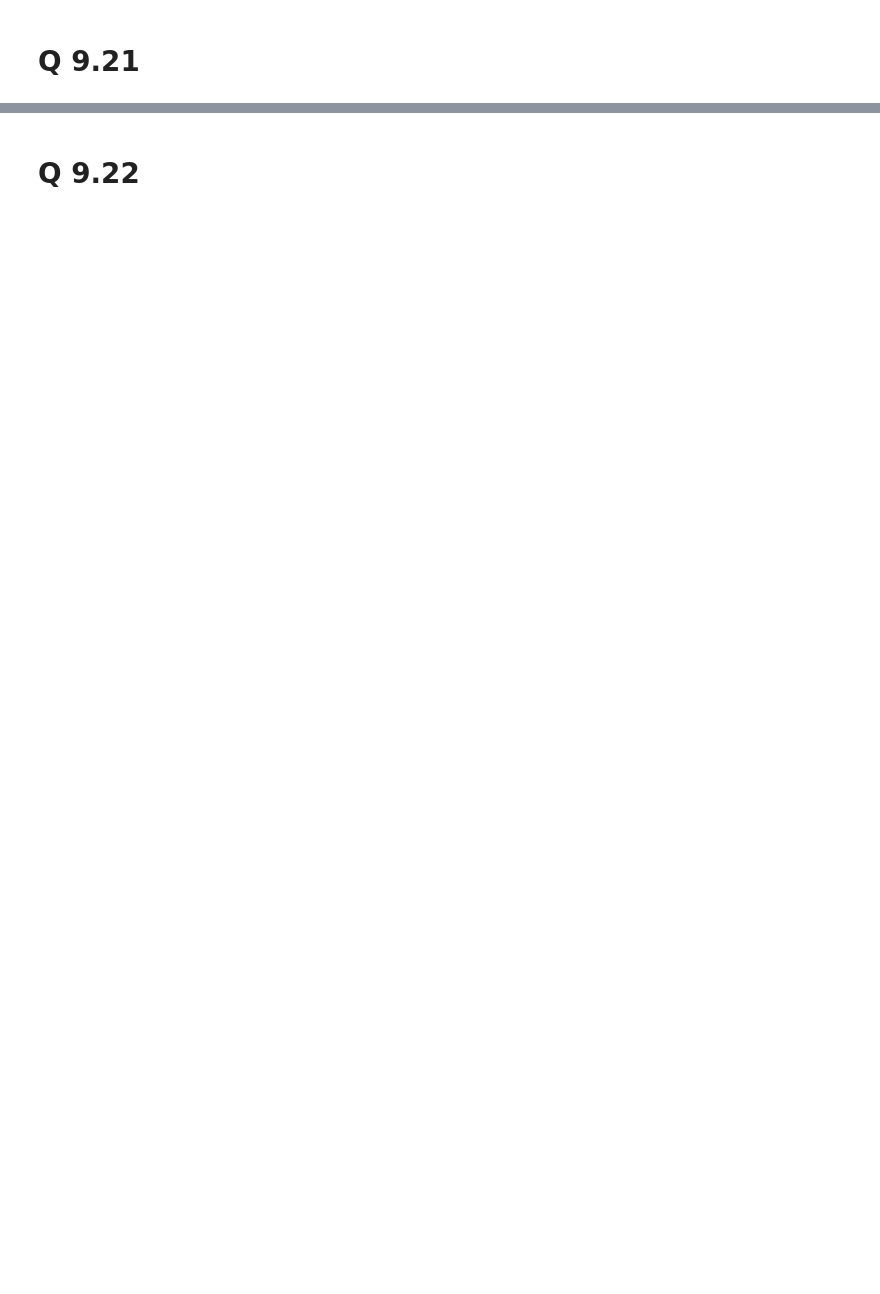
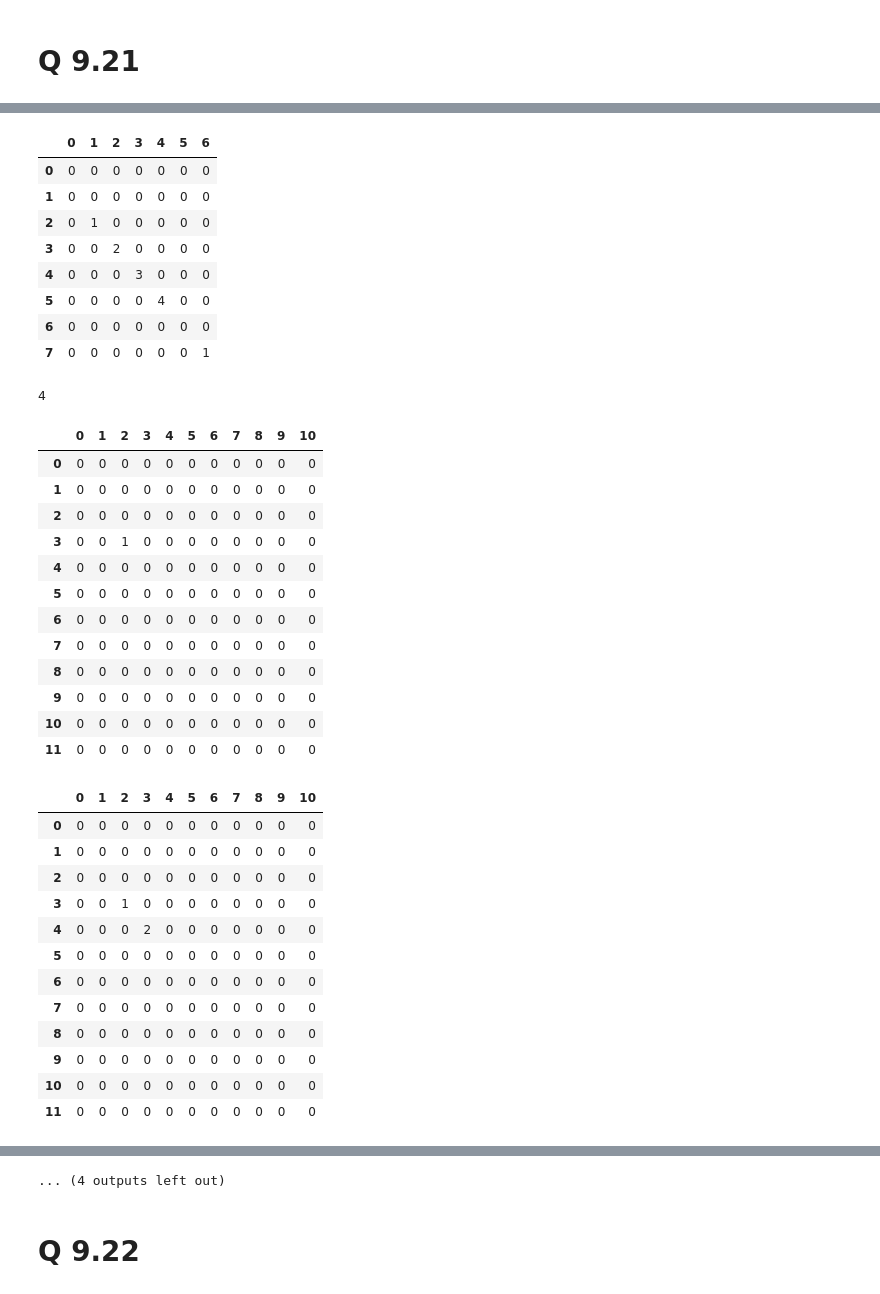
Before and after one commit to kulaphongj/coding_practice, a Jupyter notebook: ATDSI_redbook/acr_the_ds_interview_medium.ipynb, the cells around one changed output, grey strips where cells are left out. Drawn from its saved outputs; the diff is of its cells as text; code cells hidden in the pictures; blank space fills up the shorter version.

```diff
--- a/ATDSI_redbook/acr_the_ds_interview_medium.ipynb
+++ b/ATDSI_redbook/acr_the_ds_interview_medium.ipynb
@@ -643,0 +673,13 @@ res
+# %%
+# solution 1
+import random
+w_a, w_b, w_c, w_d = 5, 10, 15, 20
+l = ['A']*w_a + ['B']*w_b + ['C']*w_c+['D']*w_d
+# random.choice(l)
+
+
+# test random
+list_rand = []
+for i in range(100000):
+    list_rand.append(random.choice(l))
+pd.DataFrame(list_rand).value_counts(normalize=True)*100
@@ -644,2 +730,27 @@ res
 # %% [markdown]
 # Q 9.21
+# %%
+# Solution
+def longest_common(a, b):
+    m = len(a)
+    n = len(b)
+
+    dp = [[0 for i in range(n+1)] for j in range(m+1)]  # setup dp
+
+    max_val = 0
+    for i in range(1, m+1):
+        for j in range(1, n+1):
+            if a[i-1]==b[j-1]:
+                dp[i][j] = 1 + dp[i-1][j-1]  # update dp[i][j]
+                max_val = max(max_val, dp[i][j])  # keep track of max
+                display(pd.DataFrame(dp))
+    return max_val
+
+a1 = [2, 1, 3, 4, 5, 6, 10]
+b1 = [1, 3, 4, 5, 7, 10]
+print(longest_common(a1, b1))
+
+a2 = [2, 0, 3, 4, 5, 6, 10, 11, 12, 13, 1]
+b2 = [1, 3, 4, 5, 7, 10, 11, 12, 13, 1]
+print(longest_common(a2, b2))
+# %% [output]
@@ -645,0 +793,36 @@ res
+|  | 0 | 1 | 2 | 3 | 4 | 5 | 6 |
+| 0 | 0 | 0 | 0 | 0 | 0 | 0 | 0 |
+| 1 | 0 | 0 | 0 | 0 | 0 | 0 | 0 |
+| 2 | 0 | 1 | 0 | 0 | 0 | 0 | 0 |
+| 3 | 0 | 0 | 2 | 0 | 0 | 0 | 0 |
+| 4 | 0 | 0 | 0 | 3 | 0 | 0 | 0 |
+| 5 | 0 | 0 | 0 | 0 | 4 | 0 | 0 |
+| 6 | 0 | 0 | 0 | 0 | 0 | 0 | 0 |
+| 7 | 0 | 0 | 0 | 0 | 0 | 0 | 1 |
+4
+|  | 0 | 1 | 2 | 3 | 4 | 5 | 6 | 7 | 8 | 9 | 10 |
+| 0 | 0 | 0 | 0 | 0 | 0 | 0 | 0 | 0 | 0 | 0 | 0 |
+| 1 | 0 | 0 | 0 | 0 | 0 | 0 | 0 | 0 | 0 | 0 | 0 |
+| 2 | 0 | 0 | 0 | 0 | 0 | 0 | 0 | 0 | 0 | 0 | 0 |
+| 3 | 0 | 0 | 1 | 0 | 0 | 0 | 0 | 0 | 0 | 0 | 0 |
+| 4 | 0 | 0 | 0 | 0 | 0 | 0 | 0 | 0 | 0 | 0 | 0 |
+| 5 | 0 | 0 | 0 | 0 | 0 | 0 | 0 | 0 | 0 | 0 | 0 |
+| 6 | 0 | 0 | 0 | 0 | 0 | 0 | 0 | 0 | 0 | 0 | 0 |
+| 7 | 0 | 0 | 0 | 0 | 0 | 0 | 0 | 0 | 0 | 0 | 0 |
+| 8 | 0 | 0 | 0 | 0 | 0 | 0 | 0 | 0 | 0 | 0 | 0 |
+| 9 | 0 | 0 | 0 | 0 | 0 | 0 | 0 | 0 | 0 | 0 | 0 |
+| 10 | 0 | 0 | 0 | 0 | 0 | 0 | 0 | 0 | 0 | 0 | 0 |
+| 11 | 0 | 0 | 0 | 0 | 0 | 0 | 0 | 0 | 0 | 0 | 0 |
+|  | 0 | 1 | 2 | 3 | 4 | 5 | 6 | 7 | 8 | 9 | 10 |
+| 0 | 0 | 0 | 0 | 0 | 0 | 0 | 0 | 0 | 0 | 0 | 0 |
+| 1 | 0 | 0 | 0 | 0 | 0 | 0 | 0 | 0 | 0 | 0 | 0 |
+| 2 | 0 | 0 | 0 | 0 | 0 | 0 | 0 | 0 | 0 | 0 | 0 |
+| 3 | 0 | 0 | 1 | 0 | 0 | 0 | 0 | 0 | 0 | 0 | 0 |
+| 4 | 0 | 0 | 0 | 2 | 0 | 0 | 0 | 0 | 0 | 0 | 0 |
+| 5 | 0 | 0 | 0 | 0 | 0 | 0 | 0 | 0 | 0 | 0 | 0 |
+| 6 | 0 | 0 | 0 | 0 | 0 | 0 | 0 | 0 | 0 | 0 | 0 |
+| 7 | 0 | 0 | 0 | 0 | 0 | 0 | 0 | 0 | 0 | 0 | 0 |
+| 8 | 0 | 0 | 0 | 0 | 0 | 0 | 0 | 0 | 0 | 0 | 0 |
+| 9 | 0 | 0 | 0 | 0 | 0 | 0 | 0 | 0 | 0 | 0 | 0 |
+| 10 | 0 | 0 | 0 | 0 | 0 | 0 | 0 | 0 | 0 | 0 | 0 |
+| 11 | 0 | 0 | 0 | 0 | 0 | 0 | 0 | 0 | 0 | 0 | 0 |
@@ -646,2 +881,3 @@ res
+... (4 outputs left out)
 # %% [markdown]
 # Q 9.22
```
Also changed, not shown: parts of 7 cells of this notebook.
